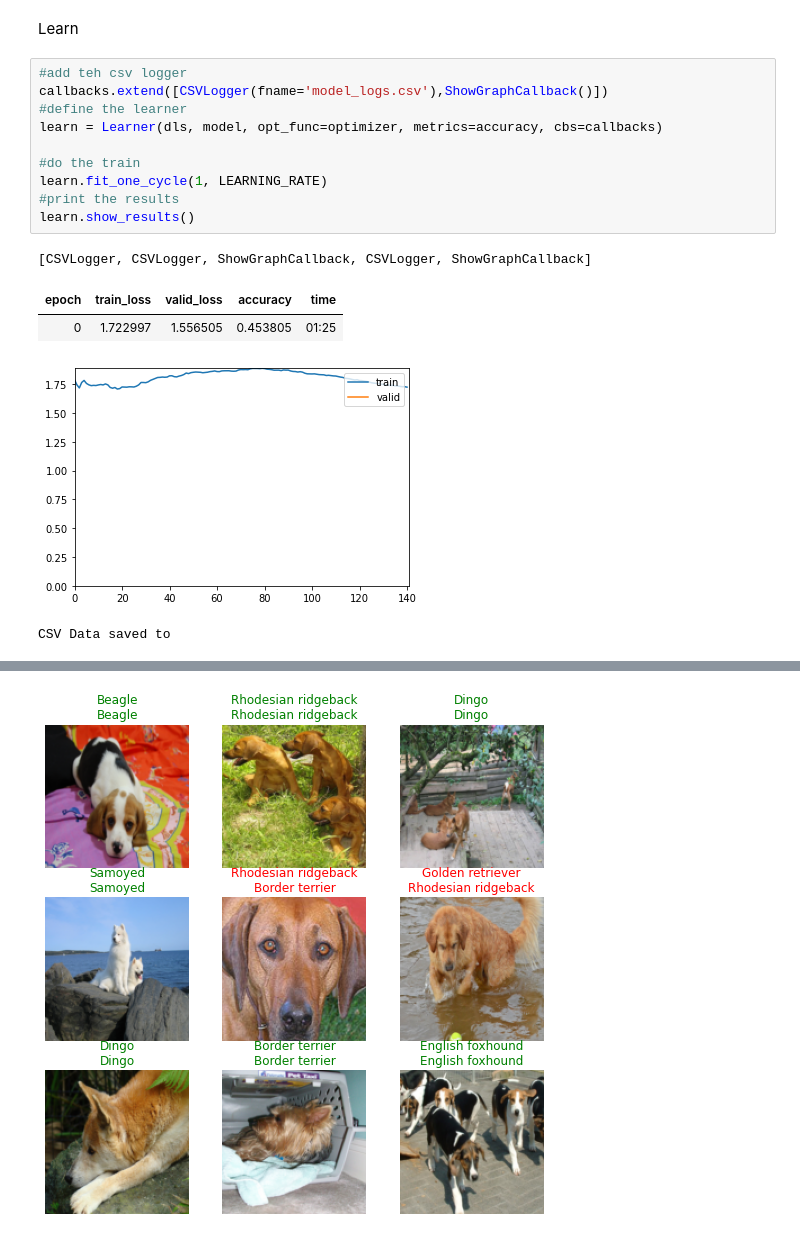
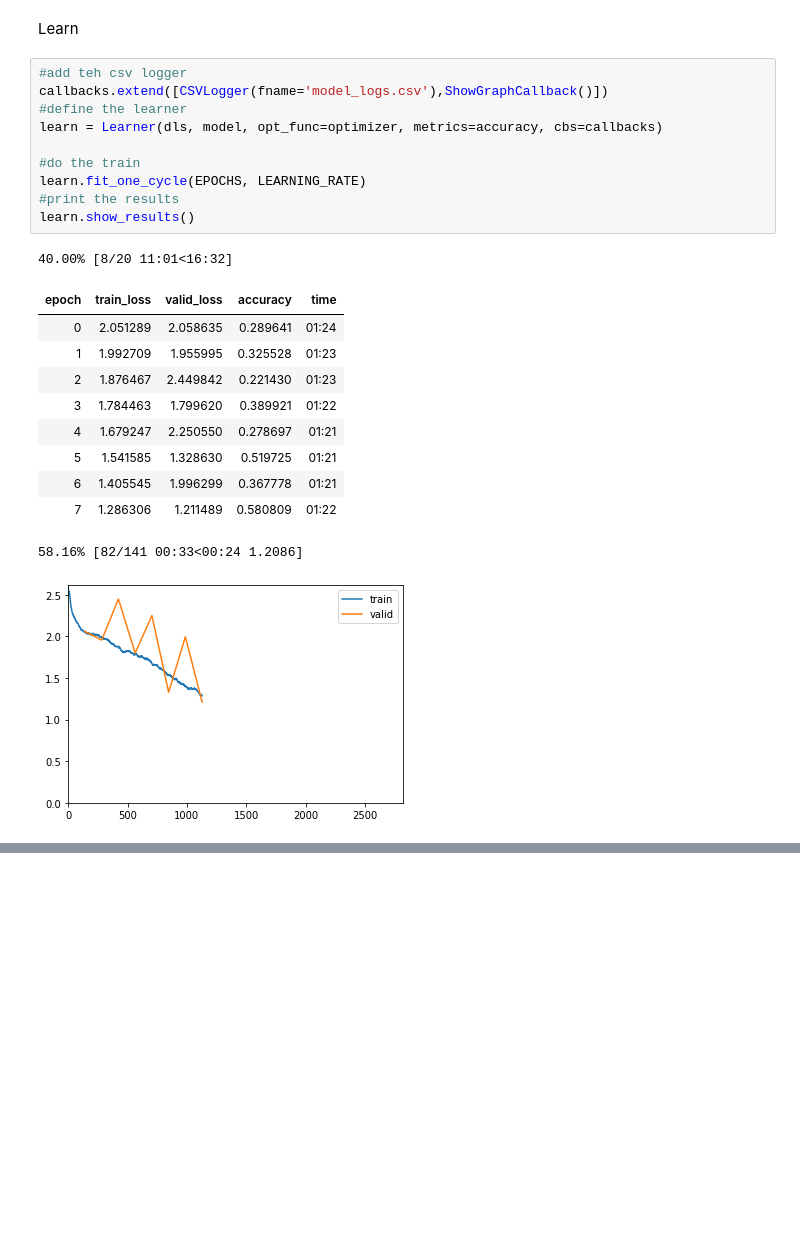
Before and after one commit to kant/DL2020, a Jupyter notebook: optimized_base_model.ipynb, the cells around one changed output, grey strips where cells are left out. Cells and saved outputs as stored; diff of their text form; blank space fills up the shorter version.

Commit message:
Fix EPOCH not used, add code to keep colab up
made the EPOCHS constant actually useful
Add code to keep colab up

```diff
--- a/optimized_base_model.ipynb
+++ b/optimized_base_model.ipynb
@@ -173,16 +173,23 @@ Learn
 # %%
 #add teh csv logger
 callbacks.extend([CSVLogger(fname='model_logs.csv'),ShowGraphCallback()])
 #define the learner
 learn = Learner(dls, model, opt_func=optimizer, metrics=accuracy, cbs=callbacks)
 
 #do the train
-learn.fit_one_cycle(1, LEARNING_RATE)
+learn.fit_one_cycle(EPOCHS, LEARNING_RATE)
 #print the results
 learn.show_results()
 # %% [output]
-[CSVLogger, CSVLogger, ShowGraphCallback, CSVLogger, ShowGraphCallback]
+40.00% [8/20 11:01<16:32]
 | epoch | train_loss | valid_loss | accuracy | time |
-| 0 | 1.722997 | 1.556505 | 0.453805 | 01:25 |
+| 0 | 2.051289 | 2.058635 | 0.289641 | 01:24 |
+| 1 | 1.992709 | 1.955995 | 0.325528 | 01:23 |
+| 2 | 1.876467 | 2.449842 | 0.221430 | 01:23 |
+| 3 | 1.784463 | 1.799620 | 0.389921 | 01:22 |
+| 4 | 1.679247 | 2.250550 | 0.278697 | 01:21 |
+| 5 | 1.541585 | 1.328630 | 0.519725 | 01:21 |
+| 6 | 1.405545 | 1.996299 | 0.367778 | 01:21 |
+| 7 | 1.286306 | 1.211489 | 0.580809 | 01:22 |
+58.16% [82/141 00:33<00:24 1.2086]
-[figure, old version]
+[figure, new version]
-CSV Data saved to
@@ -190,4 +196,3 @@ CSV Data saved to
-[figure, removed]
 # %%
 #get the learning rate
 learn.lr_find()
```
Also changed, not shown: parts of 6 cells of this notebook.
